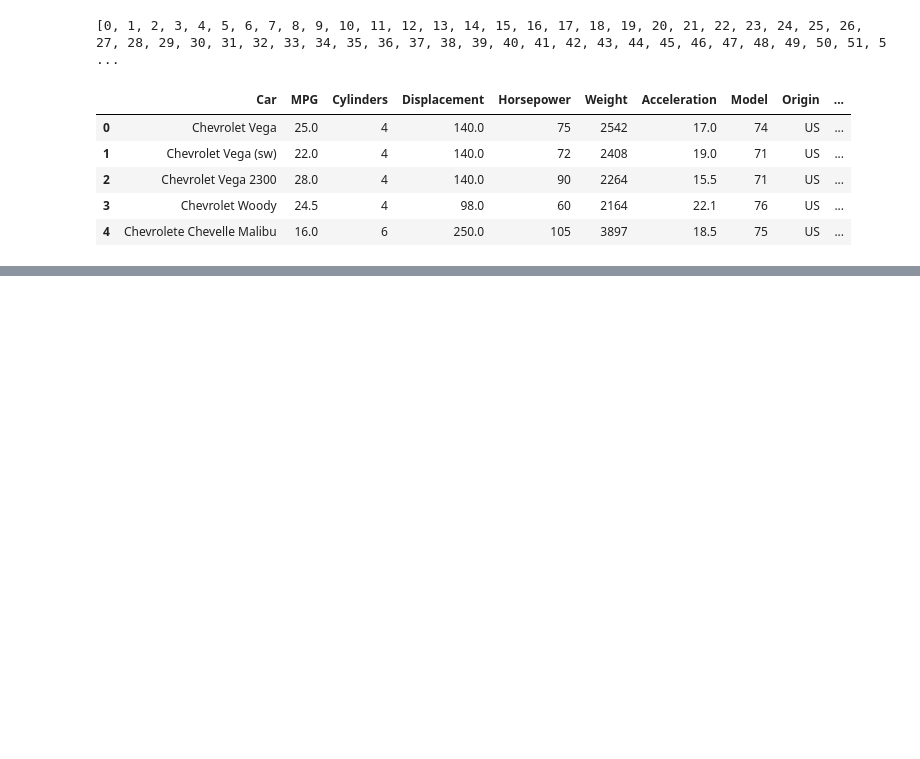
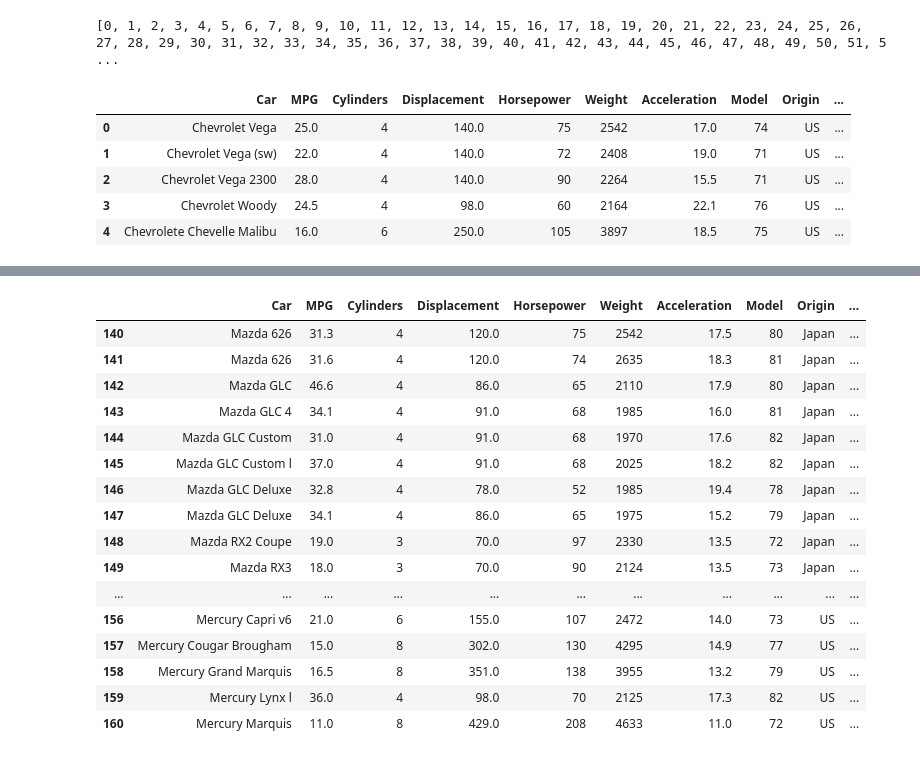
Before and after one commit to YuridiaRuiz/pandas, a Jupyter notebook: notes.ipynb, the cells around one changed output, grey strips where cells are left out. Drawn from its saved outputs; the diff is of its cells as text; code cells hidden in the pictures; blank space fills up the shorter version.

```diff
--- a/notes.ipynb
+++ b/notes.ipynb
@@ -593,0 +963,20 @@ cars_df.head()
+# %%
+df[df['Car'].str.startswith('M')]
+# %% [output]
+|  | Car | MPG | Cylinders | Displacement | Horsepower | Weight | Acceleration | Model | Origin | ... |
+| 140 | Mazda 626 | 31.3 | 4 | 120.0 | 75 | 2542 | 17.5 | 80 | Japan | ... |
+| 141 | Mazda 626 | 31.6 | 4 | 120.0 | 74 | 2635 | 18.3 | 81 | Japan | ... |
+| 142 | Mazda GLC | 46.6 | 4 | 86.0 | 65 | 2110 | 17.9 | 80 | Japan | ... |
+| 143 | Mazda GLC 4 | 34.1 | 4 | 91.0 | 68 | 1985 | 16.0 | 81 | Japan | ... |
+| 144 | Mazda GLC Custom | 31.0 | 4 | 91.0 | 68 | 1970 | 17.6 | 82 | Japan | ... |
+| 145 | Mazda GLC Custom l | 37.0 | 4 | 91.0 | 68 | 2025 | 18.2 | 82 | Japan | ... |
+| 146 | Mazda GLC Deluxe | 32.8 | 4 | 78.0 | 52 | 1985 | 19.4 | 78 | Japan | ... |
+| 147 | Mazda GLC Deluxe | 34.1 | 4 | 86.0 | 65 | 1975 | 15.2 | 79 | Japan | ... |
+| 148 | Mazda RX2 Coupe | 19.0 | 3 | 70.0 | 97 | 2330 | 13.5 | 72 | Japan | ... |
+| 149 | Mazda RX3 | 18.0 | 3 | 70.0 | 90 | 2124 | 13.5 | 73 | Japan | ... |
+| ... | ... | ... | ... | ... | ... | ... | ... | ... | ... | ... |
+| 156 | Mercury Capri v6 | 21.0 | 6 | 155.0 | 107 | 2472 | 14.0 | 73 | US | ... |
+| 157 | Mercury Cougar Brougham | 15.0 | 8 | 302.0 | 130 | 4295 | 14.9 | 77 | US | ... |
+| 158 | Mercury Grand Marquis | 16.5 | 8 | 351.0 | 138 | 3955 | 13.2 | 79 | US | ... |
+| 159 | Mercury Lynx l | 36.0 | 4 | 98.0 | 70 | 2125 | 17.3 | 82 | US | ... |
+| 160 | Mercury Marquis | 11.0 | 8 | 429.0 | 208 | 4633 | 11.0 | 72 | US | ... |
```
Also changed, not shown: parts of 36 cells of this notebook, 2 other files.
